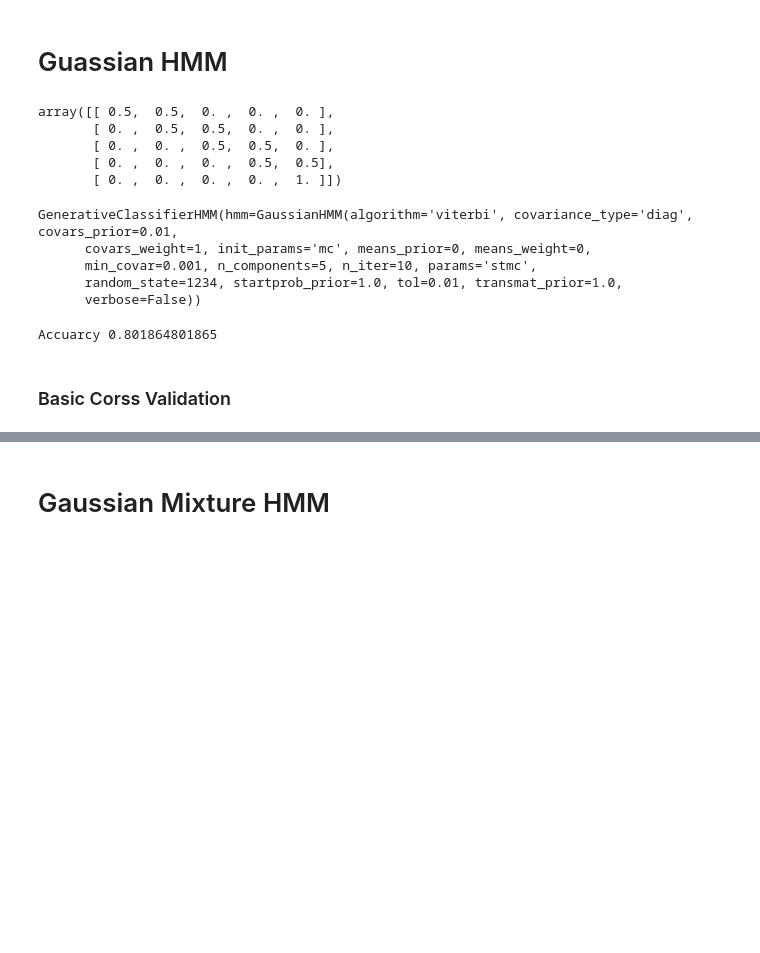
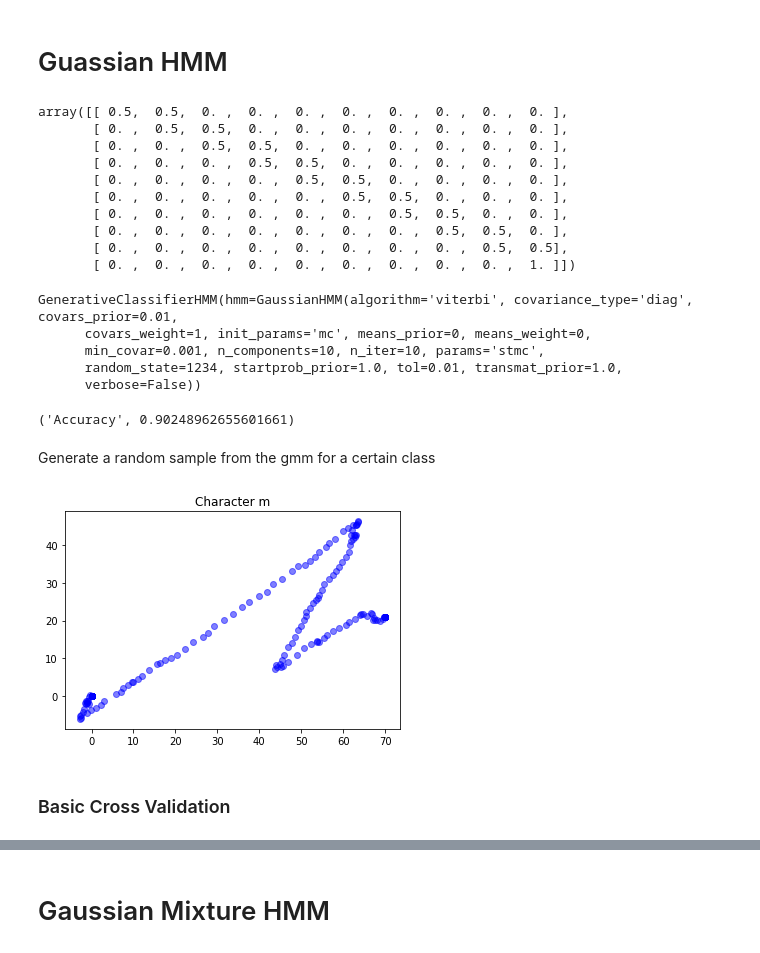
Before and after one commit to mckayryan/classifying_handwritten_letters_HMM, a Jupyter notebook: Assignment 2.ipynb, the cells around one changed output, grey strips where cells are left out. Drawn from its saved outputs; the diff is of its cells as text; code cells hidden in the pictures; blank space fills up the shorter version.

```diff
--- a/Assignment 2.ipynb
+++ b/Assignment 2.ipynb
@@ -130,7 +124,7 @@ class GenerativeClassifierHMM(BaseEstimator, ClassifierMixin):
 
     def fit(self, sequences, labels):
 
-        class_counts = np.bincount(labels)
+        class_counts = np.bincount(labels).astype(np.float)
         self.logprior = np.log(class_counts / np.sum(class_counts))
 
         for c in range(np.max(labels)+1):
@@ -148,17 +142,22 @@ class GenerativeClassifierHMM(BaseEstimator, ClassifierMixin):
         return self
 
     def predict(self, sequences):
-
+        # 20 x N matrix
         log_likelihood_ = log_likelihoods_cond(self.class_cond_hmms_, sequences)
 
         log_post_unnorm = log_likelihood_ + self.logprior.reshape(-1, 1)
 
         return np.argmax(log_post_unnorm, axis=0)
+
+    def generateSample(self, mClass, length):
+        sel_hmm = self.class_cond_hmms_[mClass]
+        x, _ = sel_hmm.sample(length)
+        return x
 # %% [markdown]
 # Guassian HMM
 # %%
 # Parameters
-n_states = 5
+n_states = 10
 
 # initial guess for EM
 pi0 = np.eye(1, n_states)[0] # start probability
@@ -170,11 +169,16 @@ trans0 = np.diag(np.ones(n_states)) + np.diag(np.ones(n_states-1), 1)
 trans0 /= trans0.sum(axis=1).reshape(-1, 1)
 trans0
 # %% [output]
-array([[ 0.5,  0.5,  0. ,  0. ,  0. ],
-       [ 0. ,  0.5,  0.5,  0. ,  0. ],
-       [ 0. ,  0. ,  0.5,  0.5,  0. ],
-       [ 0. ,  0. ,  0. ,  0.5,  0.5],
-       [ 0. ,  0. ,  0. ,  0. ,  1. ]])
+array([[ 0.5,  0.5,  0. ,  0. ,  0. ,  0. ,  0. ,  0. ,  0. ,  0. ],
+       [ 0. ,  0.5,  0.5,  0. ,  0. ,  0. ,  0. ,  0. ,  0. ,  0. ],
+       [ 0. ,  0. ,  0.5,  0.5,  0. ,  0. ,  0. ,  0. ,  0. ,  0. ],
+       [ 0. ,  0. ,  0. ,  0.5,  0.5,  0. ,  0. ,  0. ,  0. ,  0. ],
+       [ 0. ,  0. ,  0. ,  0. ,  0.5,  0.5,  0. ,  0. ,  0. ,  0. ],
+       [ 0. ,  0. ,  0. ,  0. ,  0. ,  0.5,  0.5,  0. ,  0. ,  0. ],
+       [ 0. ,  0. ,  0. ,  0. ,  0. ,  0. ,  0.5,  0.5,  0. ,  0. ],
+       [ 0. ,  0. ,  0. ,  0. ,  0. ,  0. ,  0. ,  0.5,  0.5,  0. ],
+       [ 0. ,  0. ,  0. ,  0. ,  0. ,  0. ,  0. ,  0. ,  0.5,  0.5],
+       [ 0. ,  0. ,  0. ,  0. ,  0. ,  0. ,  0. ,  0. ,  0. ,  1. ]])
 # %%
 hmm = GaussianHMM(n_components=n_states,
                   init_params='mc',
@@ -191,12 +195,15 @@ import warnings
 warnings.filterwarnings('ignore')
 # %%
 hmm_classifier = GenerativeClassifierHMM(hmm)
-hmm_classifier.fit(xtrain,
-                   label_enc.transform(ytrain))
+
+train_index, test_index = list(kf.split(xtrain, ytrain))[0]
+
+hmm_classifier.fit(xtrain[train_index],
+                   label_enc.transform(ytrain[train_index]))
 # %% [output]
 GenerativeClassifierHMM(hmm=GaussianHMM(algorithm='viterbi', covariance_type='diag', covars_prior=0.01,
       covars_weight=1, init_params='mc', means_prior=0, means_weight=0,
-      min_covar=0.001, n_components=5, n_iter=10, params='stmc',
+      min_covar=0.001, n_components=10, n_iter=10, params='stmc',
       random_state=1234, startprob_prior=1.0, tol=0.01, transmat_prior=1.0,
       verbose=False))
 # %%
@@ -204,9 +211,17 @@ y_val_pred = label_enc.inverse_transform(hmm_classifier.predict(xval))
 # %%
-print('Accuarcy', (y_val_pred == yval).mean())
+print('Accuracy', (y_val_pred == ytrain[test_index]).mean())
 # %% [output]
-Accuarcy 0.801864801865
+('Accuracy', 0.90248962655601661)
+# %% [markdown]
+Generate a random sample from the gmm for a certain class
+# %%
+myClass = [9]
+x = hmm_classifier.generateSample(label_enc.transform(myClass), 200)
+plot_char(x.T, myClass[0])
+# %% [output]
+[figure, added]
 # %% [markdown]
-### Basic Corss Validation
+### Basic Cross Validation
 # %%
 cv1_results = {}
 for k in range(5, 31):
```
Also changed, not shown: parts of 23 cells of this notebook.
